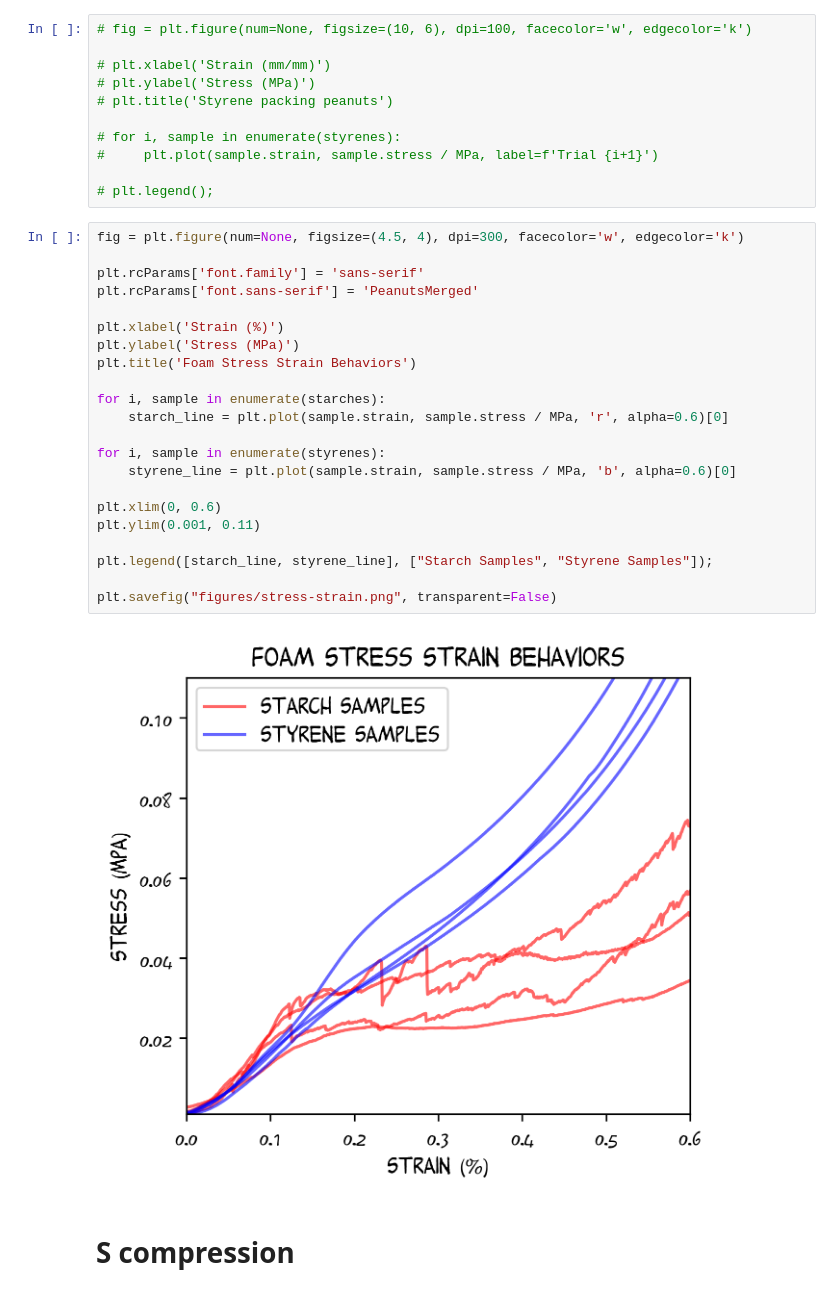
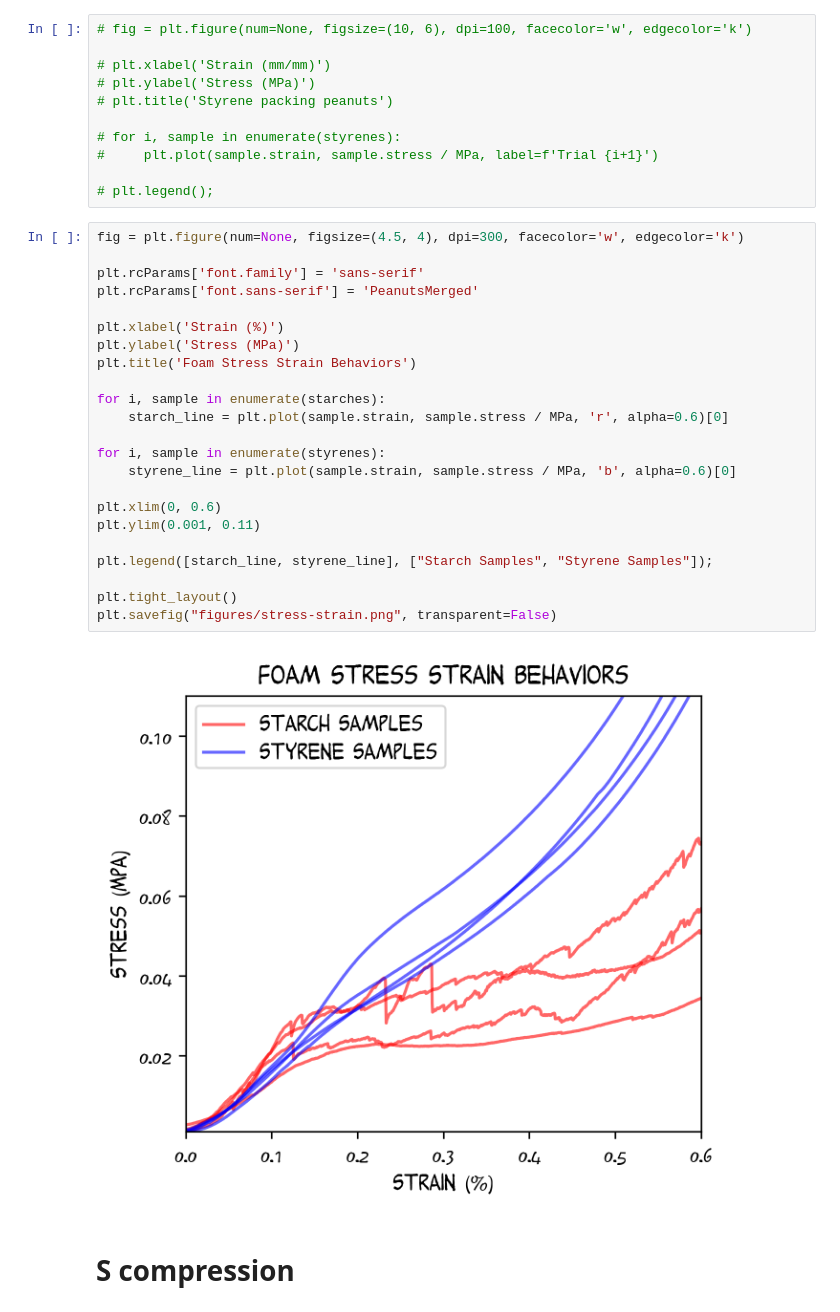
Before and after one commit to HALtheWise/matsci, a Jupyter notebook: project1/graphs.ipynb, the cells around one changed output. Drawn from its saved outputs; the diff is of its cells as text.

```diff
--- a/project1/graphs.ipynb
+++ b/project1/graphs.ipynb
@@ -81,27 +81,28 @@ for file, area, length, offset in [
 # %%
 fig = plt.figure(num=None, figsize=(4.5, 4), dpi=300, facecolor='w', edgecolor='k')
 
 plt.rcParams['font.family'] = 'sans-serif'
 plt.rcParams['font.sans-serif'] = 'PeanutsMerged'
 
 plt.xlabel('Strain (%)')
 plt.ylabel('Stress (MPa)')
 plt.title('Foam Stress Strain Behaviors')
 
 for i, sample in enumerate(starches):
     starch_line = plt.plot(sample.strain, sample.stress / MPa, 'r', alpha=0.6)[0]
 
 for i, sample in enumerate(styrenes):
     styrene_line = plt.plot(sample.strain, sample.stress / MPa, 'b', alpha=0.6)[0]
 
 plt.xlim(0, 0.6)
 plt.ylim(0.001, 0.11)
 
 plt.legend([starch_line, styrene_line], ["Starch Samples", "Styrene Samples"]);
 
+plt.tight_layout()
 plt.savefig("figures/stress-strain.png", transparent=False)
 # %% [output]
-[figure, old version]
+[figure, new version]
 # %% [markdown]
 # S compression
 # %%
```
Also changed, not shown: parts of 3 cells of this notebook, 6 other files.
